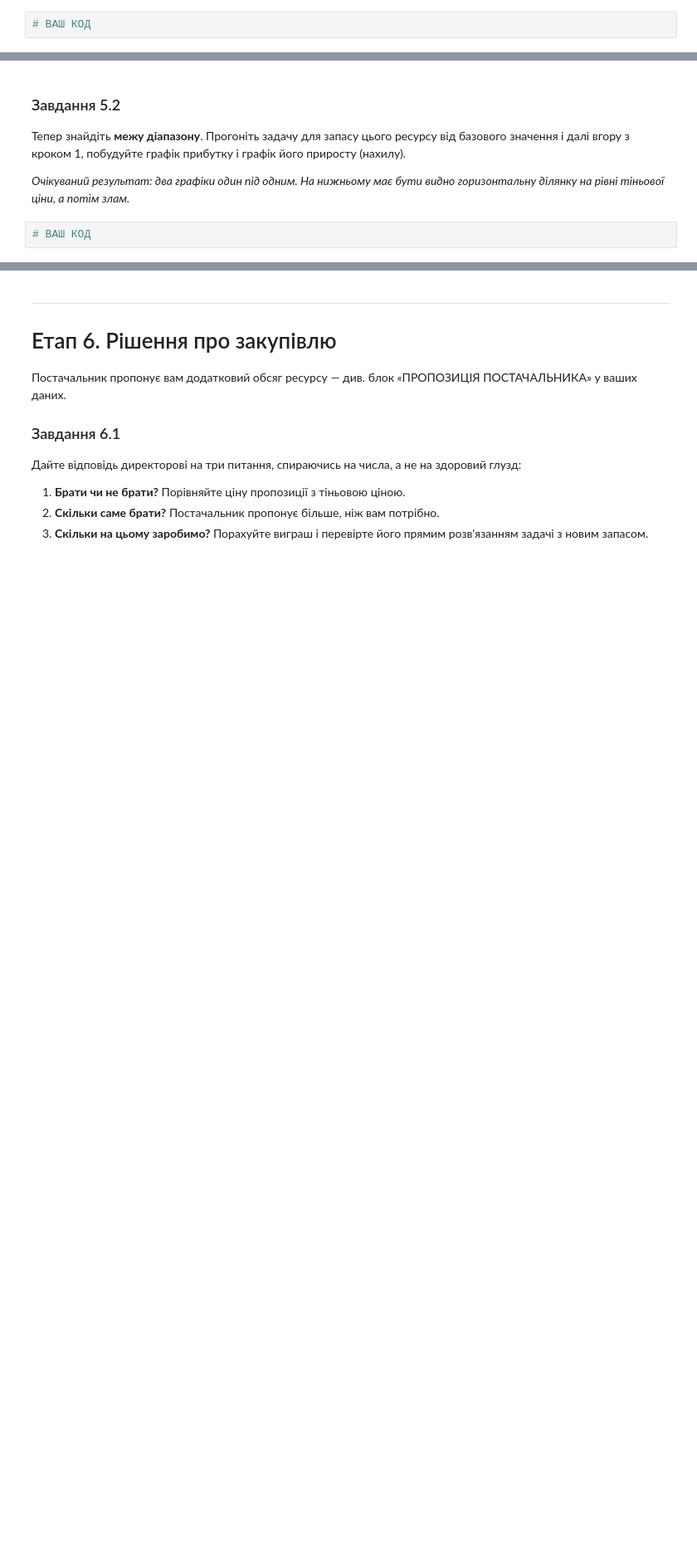
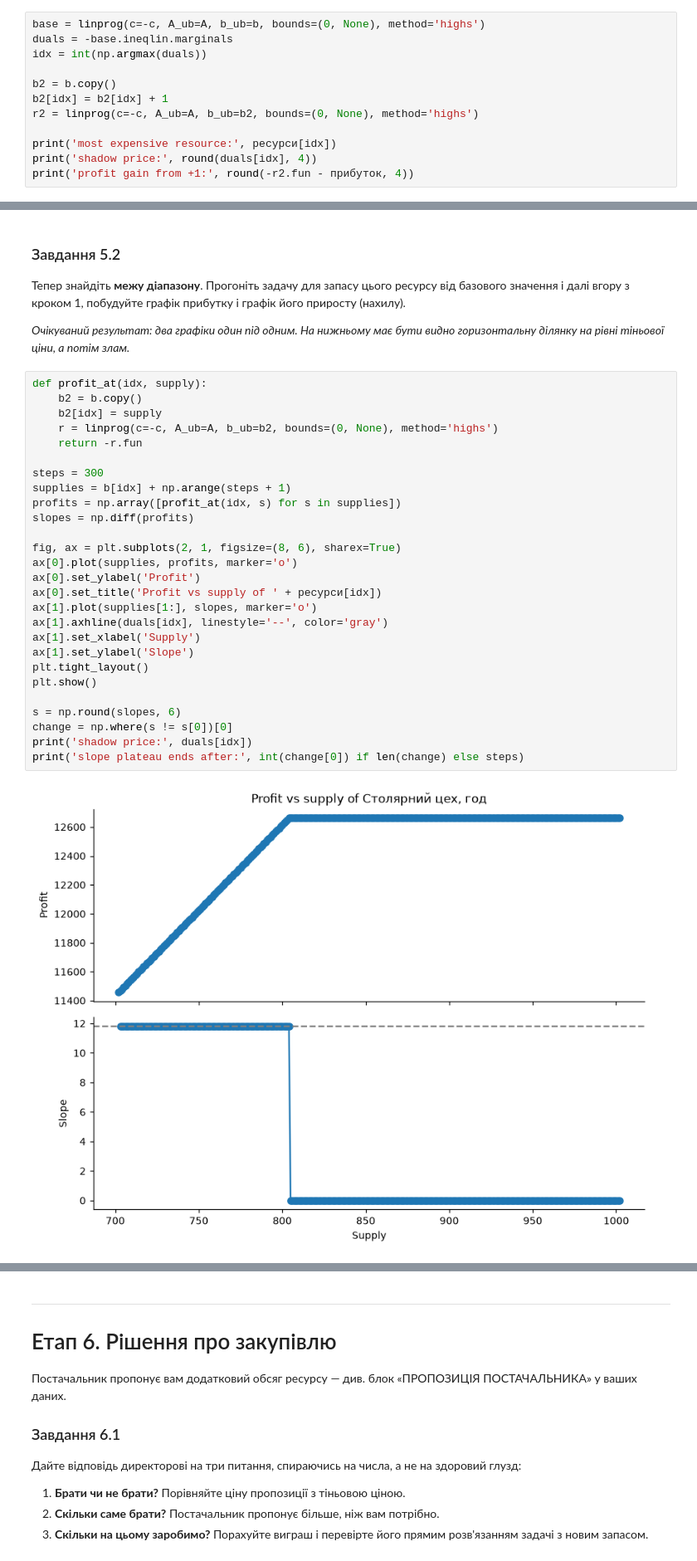
Before and after one commit to mykhailo-bi/analiz-lab2, a Jupyter notebook: lab2.ipynb, the cells around one changed output, grey strips where cells are left out. Shown at 83% size. Saved outputs shown, nothing was run; the diff lists cells and outputs as text; blank space fills up the shorter version.

```diff
--- a/lab2.ipynb
+++ b/lab2.ipynb
@@ -230,4 +263,14 @@ Excel просто повідомляє ці числа. Python дозволяє
 Візьміть найдорожчий за тіньовою ціною ресурс. Збільште його запас **на одну одиницю**,
 розв'яжіть задачу заново і порівняйте приріст прибутку з тіньовою ціною зі звіту.
 # %%
-# ВАШ КОД
+base = linprog(c=-c, A_ub=A, b_ub=b, bounds=(0, None), method='highs')
+duals = -base.ineqlin.marginals
+idx = int(np.argmax(duals))
+
+b2 = b.copy()
+b2[idx] = b2[idx] + 1
+r2 = linprog(c=-c, A_ub=A, b_ub=b2, bounds=(0, None), method='highs')
+
+print('most expensive resource:', ресурси[idx])
+print('shadow price:', round(duals[idx], 4))
+print('profit gain from +1:', round(-r2.fun - прибуток, 4))
@@ -242,4 +289,31 @@ Excel просто повідомляє ці числа. Python дозволяє
 *Очікуваний результат: два графіки один під одним. На нижньому має бути видно
 горизонтальну ділянку на рівні тіньової ціни, а потім злам.*
 # %%
-# ВАШ КОД
+def profit_at(idx, supply):
+    b2 = b.copy()
+    b2[idx] = supply
+    r = linprog(c=-c, A_ub=A, b_ub=b2, bounds=(0, None), method='highs')
+    return -r.fun
+
+steps = 300
+supplies = b[idx] + np.arange(steps + 1)
+profits = np.array([profit_at(idx, s) for s in supplies])
+slopes = np.diff(profits)
+
+fig, ax = plt.subplots(2, 1, figsize=(8, 6), sharex=True)
+ax[0].plot(supplies, profits, marker='o')
+ax[0].set_ylabel('Profit')
+ax[0].set_title('Profit vs supply of ' + ресурси[idx])
+ax[1].plot(supplies[1:], slopes, marker='o')
+ax[1].axhline(duals[idx], linestyle='--', color='gray')
+ax[1].set_xlabel('Supply')
+ax[1].set_ylabel('Slope')
+plt.tight_layout()
+plt.show()
+
+s = np.round(slopes, 6)
+change = np.where(s != s[0])[0]
+print('shadow price:', duals[idx])
+print('slope plateau ends after:', int(change[0]) if len(change) else steps)
+# %% [output]
+[figure, added]
```
Also changed, not shown: parts of 31 cells of this notebook, 1 other file.
